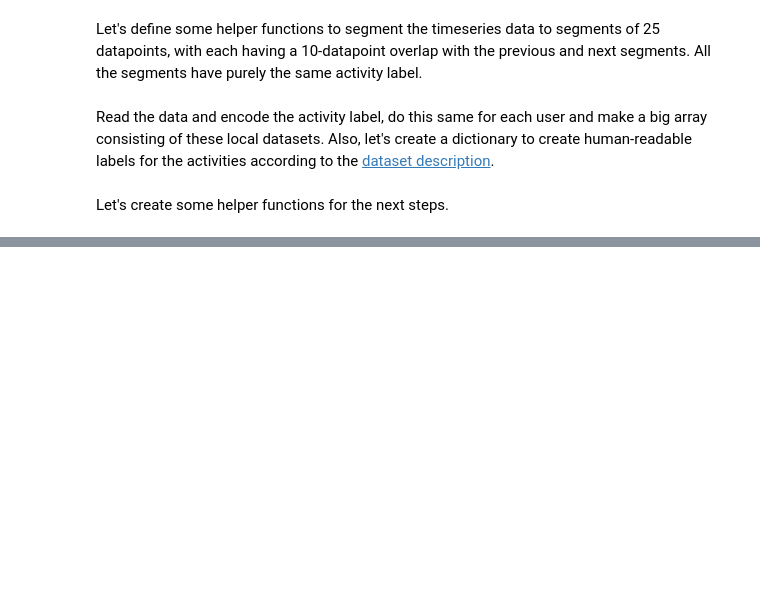
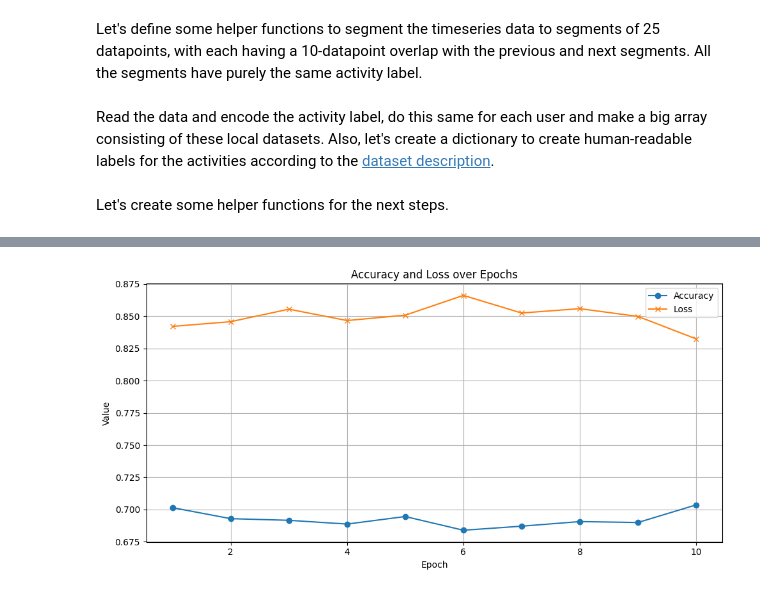
Before and after one commit to olliglorioso/federated-learning-project, a Jupyter notebook: main2.ipynb, the cells around one changed output, grey strips where cells are left out. Cells and saved outputs as stored; diff of their text form; code cells hidden in the pictures; blank space fills up the shorter version.

```diff
--- a/main2.ipynb
+++ b/main2.ipynb
@@ -100,9 +100,6 @@ for uid in range(1600, 1600 + NUM_CLIENTS):
 # %% [markdown]
 Let's create some helper functions for the next steps.
 # %%
-
-
-
 def create_sparse_graph(num_clients=NUM_CLIENTS, k=5):
     G = nx.Graph()
     for i in range(num_clients):
@@ -130,7 +127,7 @@ def create_graph():
     return G
 
 # Create a basic CNN mode with number of our classes
-def create_model(input_shape, num_classes):
+def create_model(input_shape, num_classes=18):
     inputs = tf.keras.Input(shape=input_shape)
     x = tf.keras.layers.Conv1D(64, 3, activation='relu', name='conv1')(inputs)
     x = tf.keras.layers.Conv1D(32, 3, activation='relu', name='conv2')(x)
@@ -141,15 +138,15 @@ def create_model(input_shape, num_classes):
 
 def compute_gtvmin_pair(model1, model2):
 
-    shared_layer_names1 = [model1.layers[0].get_weights()[0], model1.layers[1].get_weights()[0]]
-    shared_layer_names2 = [model2.layers[0].get_weights()[0], model2.layers[1].get_weights()[0]]
+    shared_layer_names1 = [model1.layers[1].get_weights()[0], model1.layers[2].get_weights()[0]]
+    shared_layer_names2 = [model2.layers[1].get_weights()[0], model2.layers[2].get_weights()[0]]
+
     weights1 = flatten_weights(shared_layer_names1)
     weights2 = flatten_weights(shared_layer_names2)
 
     diff = weights1 - weights2
     gtv = np.sum(diff ** 2)
     return gtv
-
 
 # Function for calculating a GTV loss - we need the current node model + its idx, and graph
 def calculate_gtv_loss(model, graph, node_idx):
@@ -160,6 +157,9 @@ def calculate_gtv_loss(model, graph, node_idx):
             gtv_loss += compute_gtvmin_pair(neigh['model'], model)
     return gtv_loss
 
+
+
+
 # Function for training the model with GTV-Min
 def train_model_with_gtv(model, X_train, y_train, graph, node_idx, model_array, epochs=LOCAL_EPOCHS, alpha=ALPHA):
     optimizer = tf.keras.optimizers.Adam()
@@ -167,14 +167,13 @@ def train_model_with_gtv(model, X_train, y_train, graph, node_idx, model_array,
     dataset = tf.data.Dataset.from_tensor_slices((X_train, y_train)).batch(32)
 
     for epoch in range(epochs):
+        gtv_error = calculate_gtv_loss(model, graph, node_idx)
         for x_batch, y_batch in dataset:
             with tf.GradientTape() as tape:
-
                 y_pred = model(x_batch, training=True)
                 ce_loss = ce_loss_fn(y_batch, y_pred)
-                gtv = calculate_gtv_loss(model, graph, node_idx)
-                total_loss = ce_loss + alpha * gtv
 
+                total_loss = ce_loss + alpha * gtv_error
             grads = tape.gradient(total_loss, model.trainable_variables)
             optimizer.apply_gradients(zip(grads, model.trainable_variables))
 
@@ -289,0 +277,67 @@ NameError: name 'model' is not defined
+# %%
+results = [
+    [0.8421578705310822, 0.7014463964630576],
+    [0.8458056011620689, 0.6929163628933477],
+    [0.8555330593211978, 0.6916400509722093],
+    [0.8466728160194322, 0.6887261832461637],
+    [0.8508602404126934, 0.6945829222015306],
+    [0.8661944649967492, 0.6839201047140009],
+    [0.8525574084590463, 0.6870585200833339],
+    [0.8559259012633679, 0.6906579937420639],
+    [0.849900098992329, 0.6899334630545448],
+    [0.8324742615222931, 0.7035826532279744]
+]
+
+losses = [r[0] for r in results]
+accuracies = [r[1] for r in results]
+epochs = list(range(1, len(results) + 1))
+
+# Plotting
+plt.figure(figsize=(10, 5))
+plt.plot(epochs, accuracies, label='Accuracy', marker='o')
+plt.plot(epochs, losses, label='Loss', marker='x')
+plt.xlabel('Epoch')
+plt.ylabel('Value')
+plt.title('Accuracy and Loss over Epochs')
+plt.legend()
+plt.grid(True)
+plt.tight_layout()
+plt.savefig('accuracy_loss_plot.jpg')
+plt.show()
+
+plt.savefig('accuracy_loss_plot.jpg', dpi=300)
+plt.close()
+
+results2 = [
+    [0.4868982174232894, 0.8279608967257481],
+    [0.4778665930909269, 0.8325983332652672],
+    [0.4815087379778133, 0.8309765610040403],
+    [0.4788760516573401, 0.8339175500121772],
+    [0.47496413556384104, 0.8355417497017804],
+    [0.49394411783592373, 0.8297220328274895],
+    [0.4858107087658901, 0.8282255565418917],
+    [0.48234011262070897, 0.8314604782590679],
+    [0.4852970958340402, 0.831332689406825]
+]
+
+losses = [r[0] for r in results2]
+accuracies = [r[1] for r in results2]
+epochs = list(range(1, len(results2) + 1))
+
+# Plotting
+plt.figure(figsize=(10, 5))
+plt.plot(epochs, accuracies, label='Accuracy', marker='o')
+plt.plot(epochs, losses, label='Loss', marker='x')
+plt.xlabel('Epoch')
+plt.ylabel('Value')
+plt.title('Accuracy and Loss over Epochs')
+plt.legend()
+plt.grid(True)
+plt.tight_layout()
+plt.savefig('accuracy_loss_plot.jpg')
+plt.show()
+
+plt.savefig('accuracy_loss_plot.jpg', dpi=300)
+plt.close()
+# %% [output]
+[figure, added]
```
Also changed, not shown: parts of 4 cells of this notebook.
